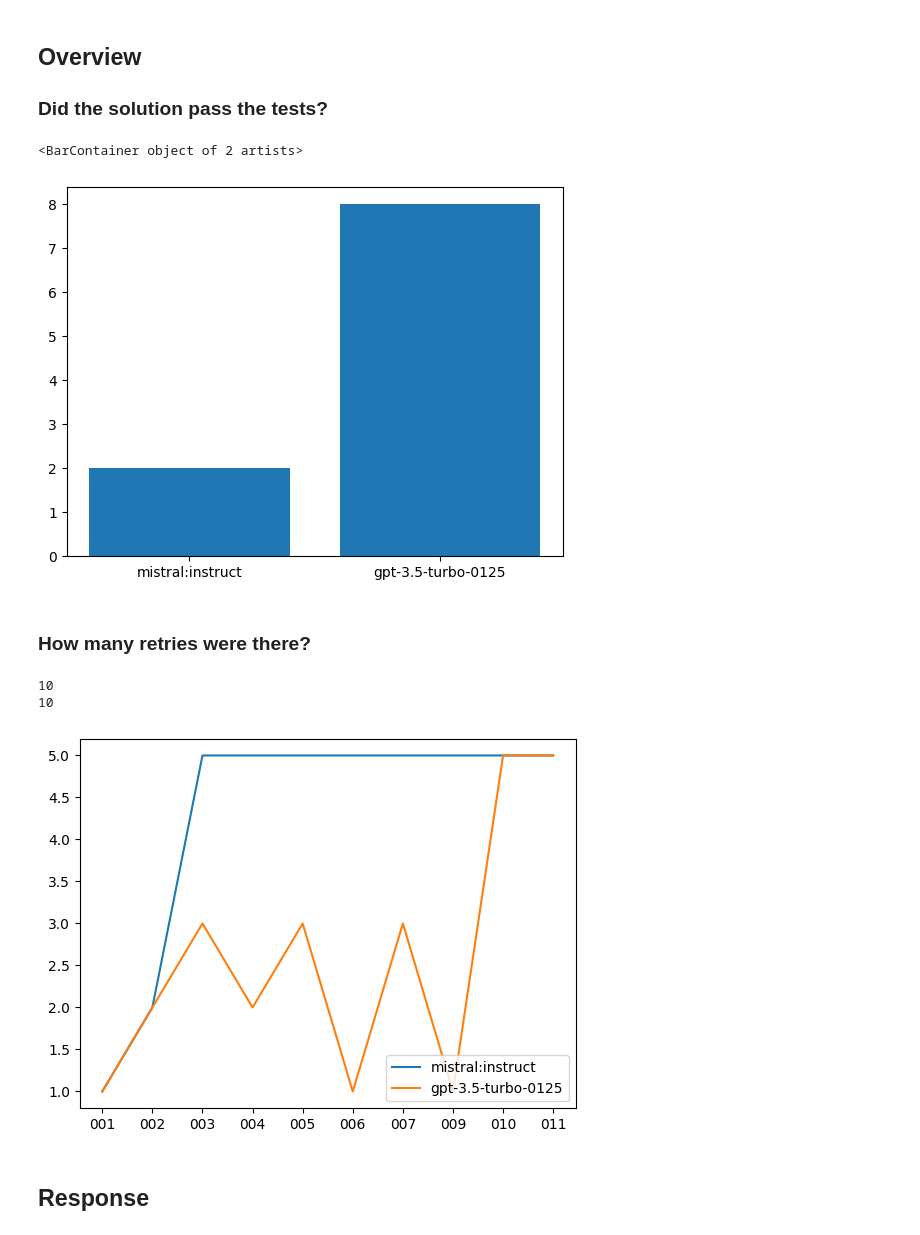
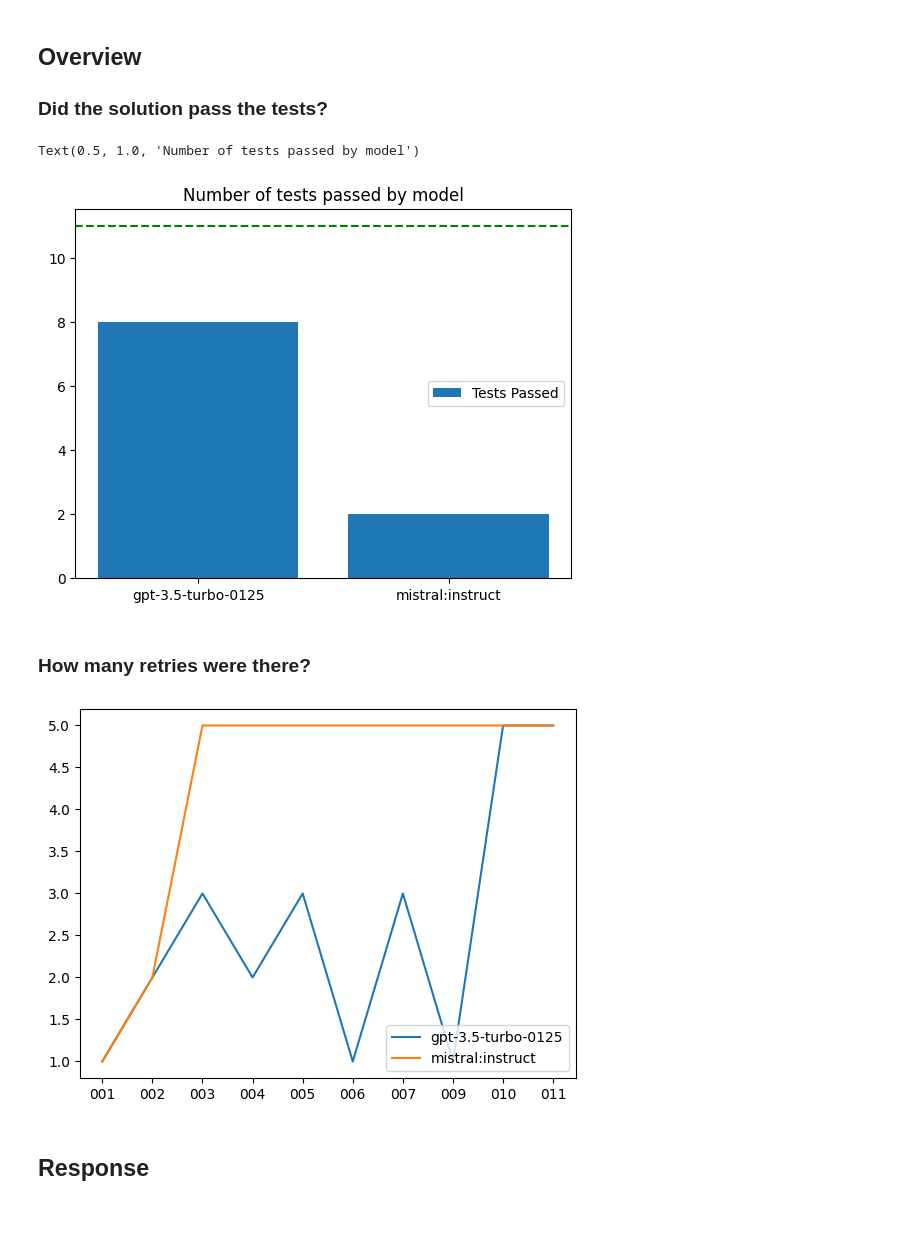
Before and after one commit to davidfrisch/vv_cw_2, a Jupyter notebook: pipeline/jupyter-notebook/results.ipynb, the cells around one changed output. Saved outputs shown, nothing was run; the diff lists cells and outputs as text; code cells hidden in the pictures.

Commit message:
[notebook] All graphs ready to plot

```diff
--- a/pipeline/jupyter-notebook/results.ipynb
+++ b/pipeline/jupyter-notebook/results.ipynb
@@ -34,31 +34,35 @@ questions = sorted(list(set(questions)), key=lambda x: x.lower())
 # %%
 from matplotlib import pyplot as plt
 
 tests_passed_x = models
 tests_passed_y = []
 
 for model in models:
     passed = 0
     for report, questions in data.items():
         for question, results in questions.items():
             if results['model'] == model:
                 passed += results['passed']
     tests_passed_y.append(passed)
 
 plt.bar(tests_passed_x, tests_passed_y)
+plt.legend(['Tests Passed'])
+total_tests = 11
+plt.axhline(y=total_tests, color='g', linestyle='--')
+plt.title('Number of tests passed by model')
 # %% [output]
-<BarContainer object of 2 artists>
+Text(0.5, 1.0, 'Number of tests passed by model')
-[figure, old version]
+[figure, new version]
 # %% [markdown]
 ### How many retries were there?
 # %%
 import matplotlib.pyplot as plt
-
+sorted_questions = sorted(questions)
 for model in models:
-    total_retries_x = [question_name.split('_')[1] for question_name in questions.keys()]
+    total_retries_x = [question_name.split('_')[1] for question_name in sorted_questions]
     total_retries_y = []
 
-    for question in questions:
+    for question in sorted_questions:
         for report, questions_reported in data.items():
             if question in questions_reported:
                 results = questions_reported[question]
@@ -66,13 +70,10 @@ for model in models:
                     total_retries_y.append(results['total_retries'])
                     break
 
-    total_retries_x, total_retries_y = zip(*sorted(zip(total_retries_x, total_retries_y)))
     plt.plot(total_retries_x, total_retries_y, label=model)
     plt.legend()
 # %% [output]
-10
-10
-[figure, old version]
+[figure, new version]
 # %% [markdown]
 
 
```
Also changed, not shown: parts of 9 cells of this notebook.
